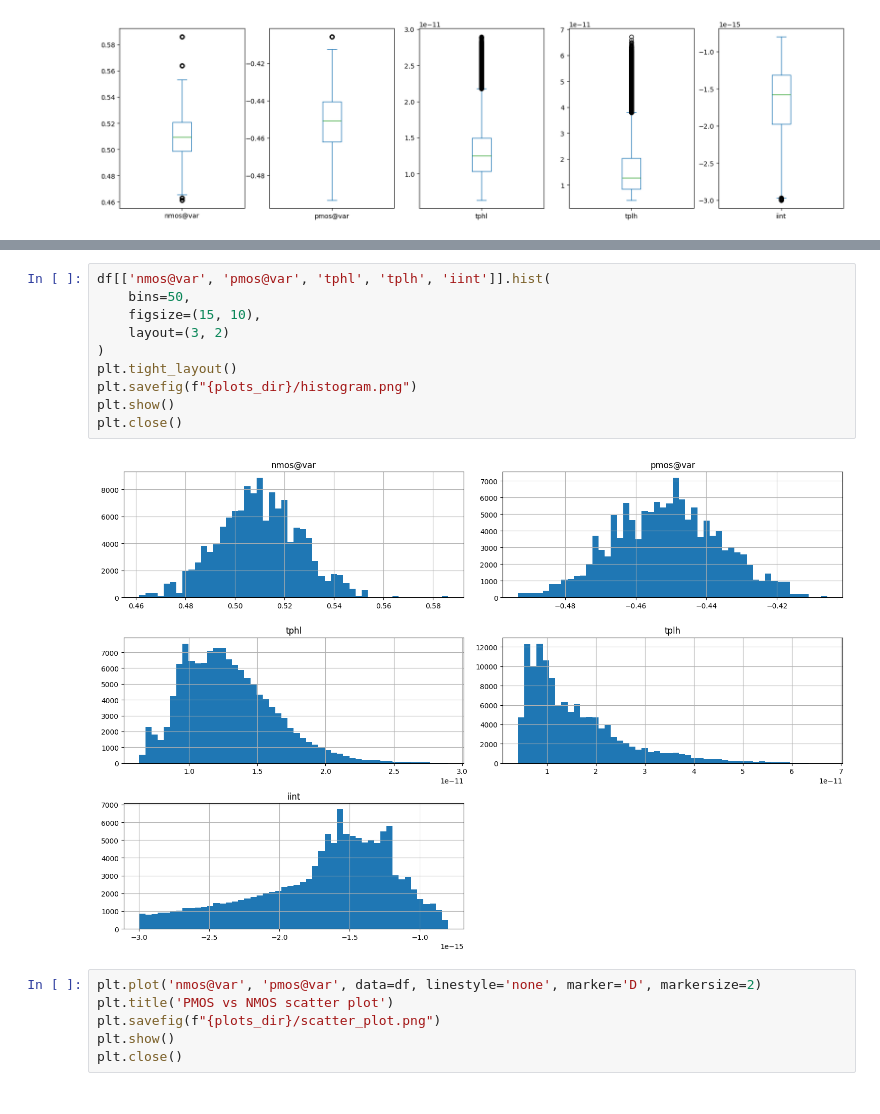
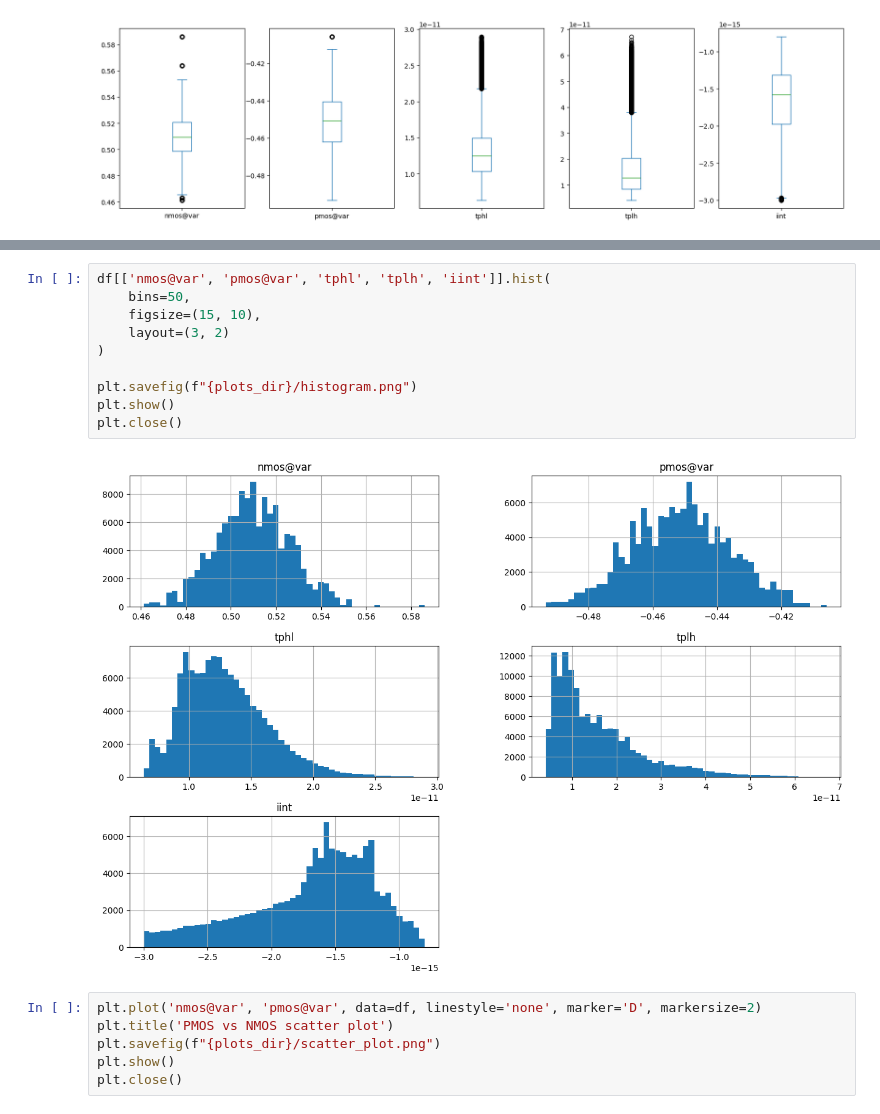
Before and after one commit to moraeseduarda/jupyter_ic, a Jupyter notebook: notebooks/CMOS/32nm/NOT/01_data_exploration.ipynb, the cells around one changed output, grey strips where cells are left out. Drawn from its saved outputs; the diff is of its cells as text.

```diff
--- a/notebooks/CMOS/32nm/NOT/01_data_exploration.ipynb
+++ b/notebooks/CMOS/32nm/NOT/01_data_exploration.ipynb
@@ -458,15 +475,15 @@ plt.close()
 # %%
 df[['nmos@var', 'pmos@var', 'tphl', 'tplh', 'iint']].hist(
     bins=50,
     figsize=(15, 10),
     layout=(3, 2)
 )
-plt.tight_layout()
+
 plt.savefig(f"{plots_dir}/histogram.png")
 plt.show()
 plt.close()
 # %% [output]
-[figure, old version]
+[figure, new version]
 # %%
 plt.plot('nmos@var', 'pmos@var', data=df, linestyle='none', marker='D', markersize=2)
 plt.title('PMOS vs NMOS scatter plot')
```
Also changed, not shown: parts of 17 cells of this notebook, 14 other files.
